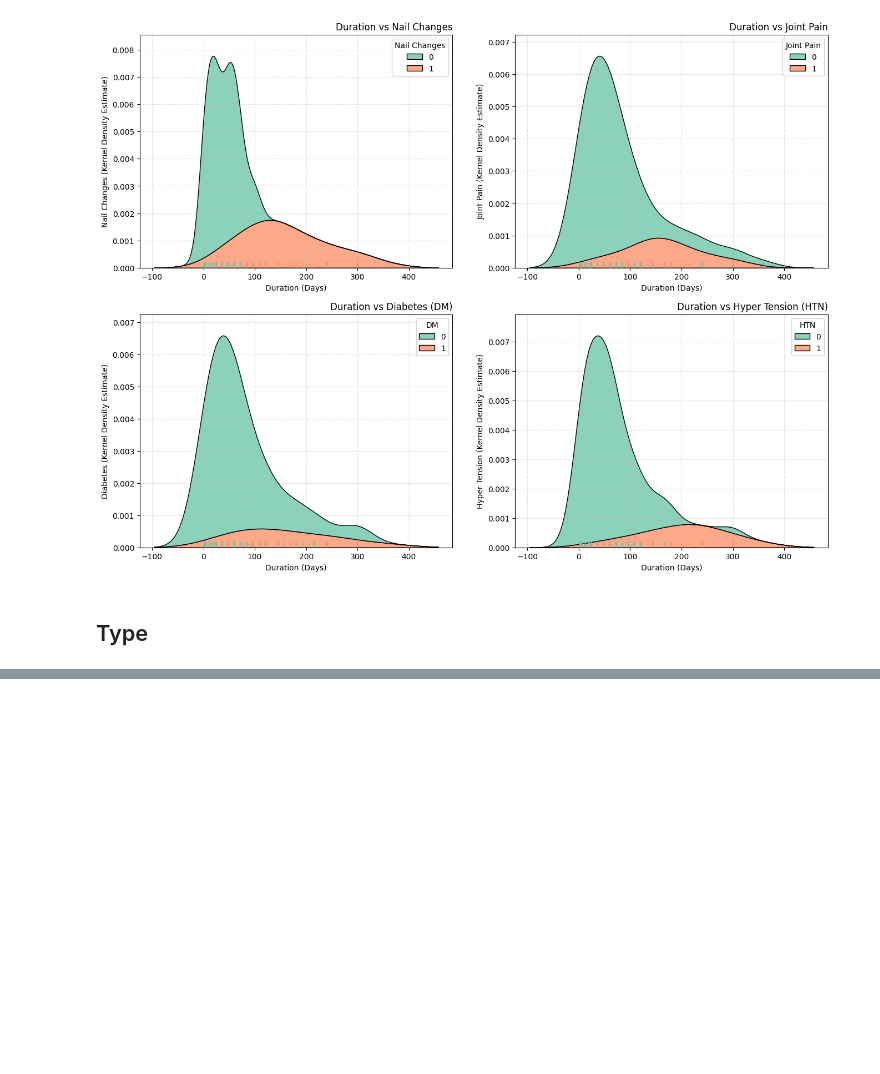
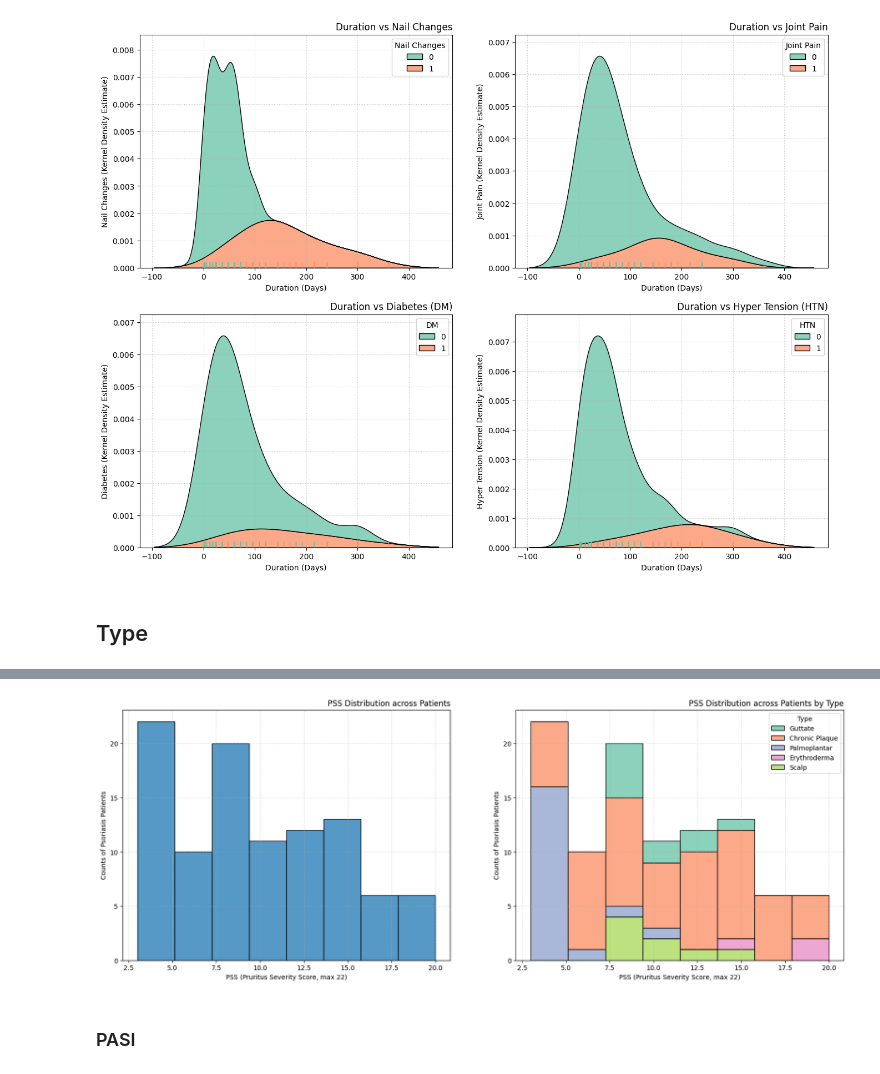
Before and after one commit to iamtushara/medical-thesis, a Jupyter notebook: notebooks/02-reshma/Statistical Analysis of Psoriasis Patients Data.ipynb, the cells around one changed output, grey strips where cells are left out. Cells and saved outputs as stored; diff of their text form; code cells hidden in the pictures; blank space fills up the shorter version.

```diff
--- a/notebooks/01-Posriasis/Statistical Analysis of Psoriasis Patients Data.ipynb
+++ b/notebooks/02-reshma/Statistical Analysis of Psoriasis Patients Data.ipynb
@@ -251,0 +364,22 @@ dataset.head()
+# %%
+plt.figure(figsize=(20, 7))
+
+ax1 = plt.subplot(121)
+sns.histplot(data=dataset, x='PSS', ax=ax1)
+plt.grid(alpha=0.7, linestyle=':')
+plt.xlabel('PSS (Pruritus Severity Score, max 22)')
+plt.ylabel('Counts of Psoriasis Patients')
+plt.title('PSS Distribution across Patients', loc='right')
+
+ax2 = plt.subplot(122)
+sns.histplot(data=dataset, x='PSS', hue='Type', multiple='stack', ax=ax2, palette='Set2')
+plt.grid(alpha=0.7, linestyle=':')
+plt.xlabel('PSS (Pruritus Severity Score, max 22)')
+plt.ylabel('Counts of Psoriasis Patients')
+plt.title('PSS Distribution across Patients by Type', loc='right')
+
+plt.show()
+# %% [output]
+[figure, added]
+# %% [markdown]
+### PASI
```
Also changed, not shown: parts of 39 cells of this notebook, 4 other files.
